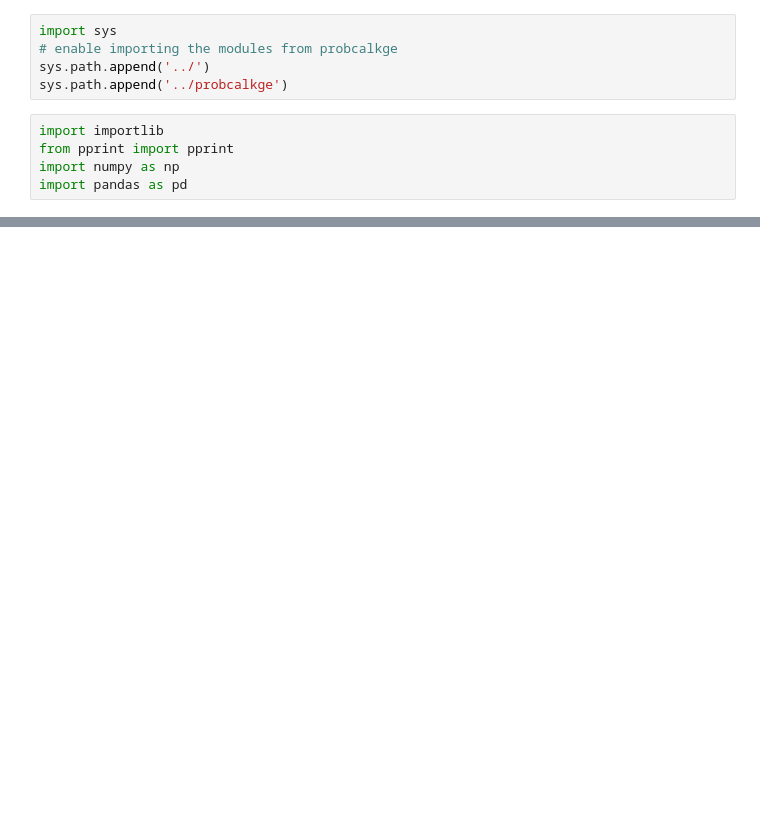
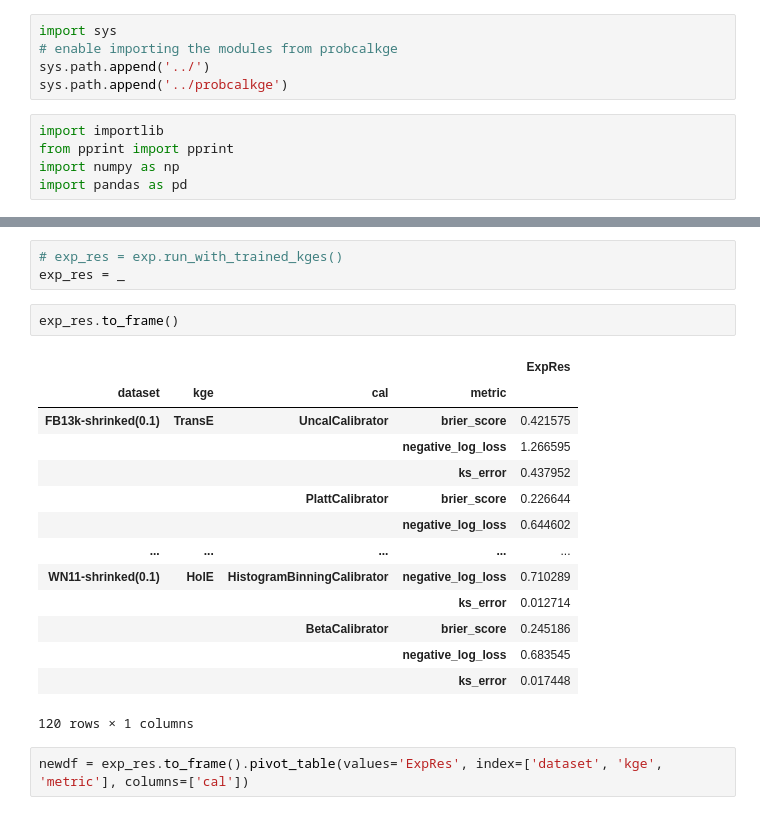
Before and after one commit to TREAT-UOE/kgcal, a Jupyter notebook: notebooks/exp2.ipynb, the cells around one changed output, grey strips where cells are left out. Drawn from its saved outputs; the diff is of its cells as text; blank space fills up the shorter version.

```diff
--- a/notebooks/exp2.ipynb
+++ b/notebooks/exp2.ipynb
@@ -34,0 +113,22 @@ df
+# %%
+# exp_res = exp.run_with_trained_kges()
+exp_res = _
+# %%
+exp_res.to_frame()
+# %% [output]
+|  |  |  |  | ExpRes |
+| dataset | kge | cal | metric |  |
+| FB13k-shrinked(0.1) | TransE | UncalCalibrator | brier_score | 0.421575 |
+|  |  |  | negative_log_loss | 1.266595 |
+|  |  |  | ks_error | 0.437952 |
+|  |  | PlattCalibrator | brier_score | 0.226644 |
+|  |  |  | negative_log_loss | 0.644602 |
+| ... | ... | ... | ... | ... |
+| WN11-shrinked(0.1) | HolE | HistogramBinningCalibrator | negative_log_loss | 0.710289 |
+|  |  |  | ks_error | 0.012714 |
+|  |  | BetaCalibrator | brier_score | 0.245186 |
+|  |  |  | negative_log_loss | 0.683545 |
+|  |  |  | ks_error | 0.017448 |
+120 rows × 1 columns
+# %%
+newdf = exp_res.to_frame().pivot_table(values='ExpRes', index=['dataset', 'kge', 'metric'], columns=['cal'])
```
Also changed, not shown: parts of 12 cells of this notebook, 4 other files.
